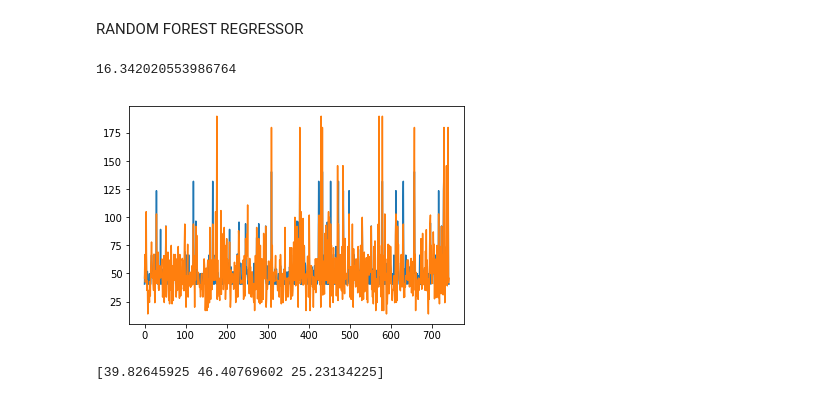
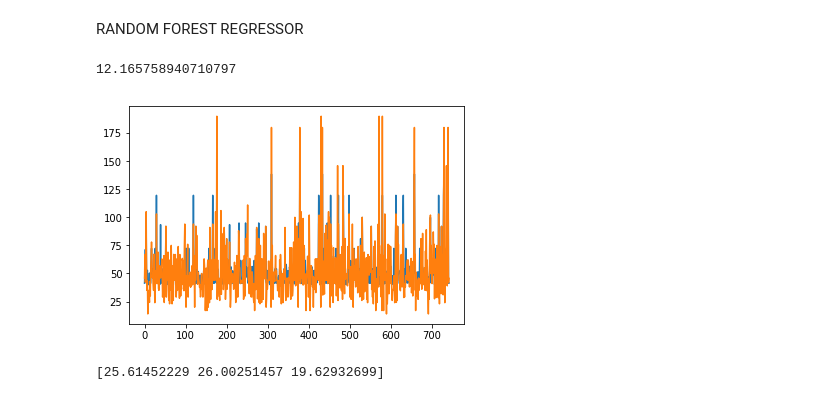
Before and after one commit to harshitadd/VisionAir, a Jupyter notebook: ModelRegressor(JPEG).ipynb, the cells around one changed output. Cells and saved outputs as stored; diff of their text form; code cells hidden in the pictures.

```diff
--- a/ModelRegressor(JPEG).ipynb
+++ b/ModelRegressor(JPEG).ipynb
@@ -1742,24 +1724,24 @@ print(len(d))
 RANDOM FOREST REGRESSOR
 # %%
 reg = RandomForestRegressor(max_depth=3)
-cross = cross_val_score(reg, features, pm, scoring ='neg_mean_squared_error',cv=3)
+cross = cross_val_score(reg, features, pm, scoring ='neg_mean_absolute_error',cv=3)
 x_train, x_test, y_train, y_test = train_test_split(features, pm, test_size =0.3, random_state =42)
 
 reg.fit(x_train, y_train)
 
 pred = reg.predict(x_test)
 
 plt.plot(pred)
 plt.plot(y_test)
 
-print(mean_squared_error(pred, y_test)**0.5)
+print(mean_absolute_error(pred, y_test))
 # %% [output]
-16.342020553986764
+12.165758940710797
-[figure, old version]
+[figure, new version]
 # %%
-print(((-1)*cross)**0.5)
+print(((-1)*cross))
 # %% [output]
-[39.82645925 46.40769602 25.23134225]
+[25.61452229 26.00251457 19.62932699]
 # %%
 #joblib.dump(reg,'Random_withITO.pkl')
 with open('/content/RF_withDiffImages.bin','wb') as file:
```
Also changed, not shown: parts of 4 cells of this notebook.
